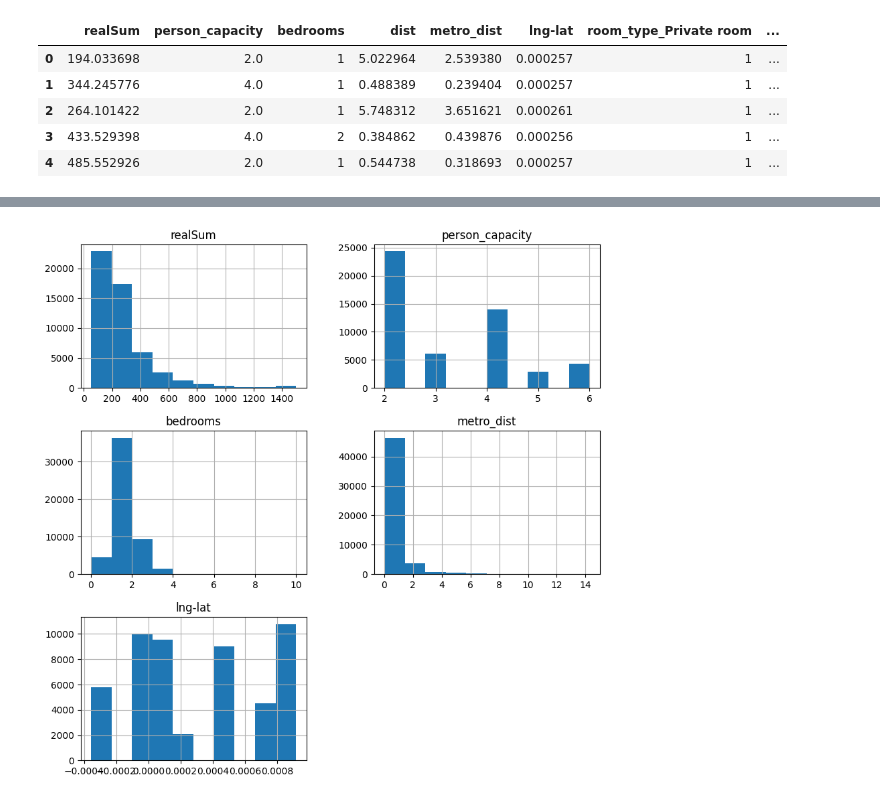
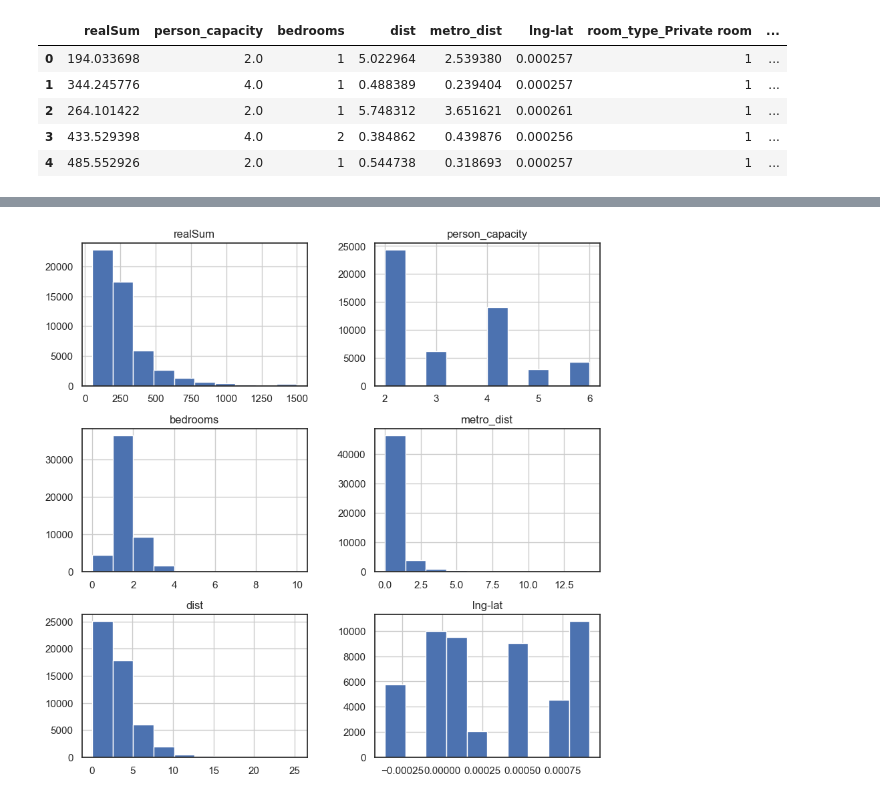
Before and after one commit to Aliikhatami94/eu-aribnb-ml-project, a Jupyter notebook: eu-airbnb-project.ipynb, the cells around one changed output, grey strips where cells are left out. Saved outputs shown, nothing was run; the diff lists cells and outputs as text; code cells hidden in the pictures.

```diff
--- a/eu-airbnb-project.ipynb
+++ b/eu-airbnb-project.ipynb
@@ -187,0 +179,19 @@ plt.show()
+# %%
+# Set the style of the visualization
+sns.set(style="white")
+
+# Compute the correlation matrix
+corr = df.corr()
+
+# Generate a mask the size of our covariance matrix
+mask = np.zeros_like(corr, dtype=np.bool)
+mask[np.triu_indices_from(mask)] = True
+
+# Set up the matplotlib figure
+f, ax = plt.subplots(figsize=(5, 5))
+
+# Generate a custom diverging colormap
+cmap = sns.diverging_palette(220, 10, as_cmap=True)
+
+# Draw the multi-collinear heatmap
+sns.heatmap(corr, mask=mask, cmap=cmap, center=0, square=True, linewidths=.5, cbar_kws={"shrink": .5});
@@ -188,13 +202,12 @@ plt.show()
 # %%
-# Dropping the features that are highly correlated
-num_cols.remove('dist')
-df.drop(columns=['dist', 'guest_satisfaction_overall_95-100/100'], axis=1, inplace=True)
+# Dropping the columns with high correlation
+df.drop(['guest_satisfaction_overall_80-94/100'], axis=1, inplace=True)
 
 # Comparing the features distribution
 df[num_cols].hist(figsize=(10, 10))
 plt.show()
 # %% [output]
-[figure, old version]
+[figure, new version]
 # %%
 import numpy as np
 
```
Also changed, not shown: parts of 12 cells of this notebook.
